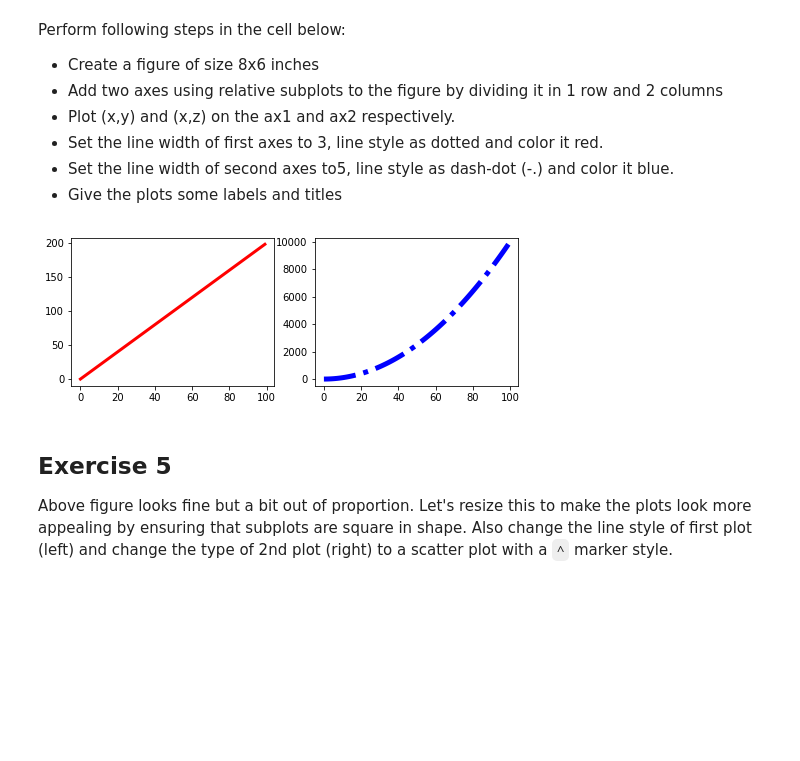
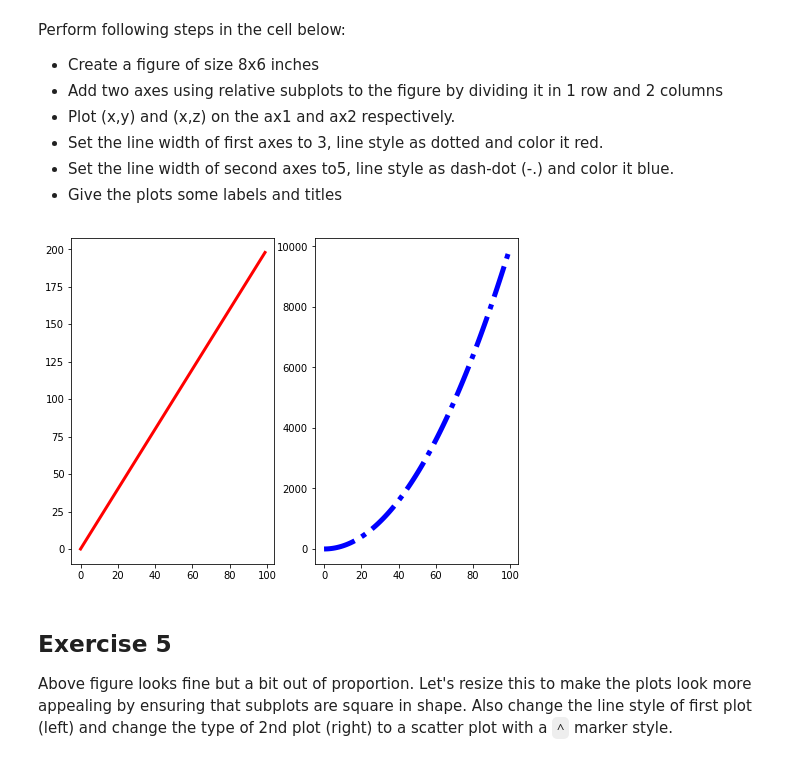
Before and after one commit to jdmitchell0216/ds-matplotlib-intro-lab-nyc-ds-career-012819, a Jupyter notebook: index.ipynb, the cells around one changed output. Saved outputs shown, nothing was run; the diff lists cells and outputs as text; code cells hidden in the pictures; blank space fills up the shorter version.

```diff
--- a/index.ipynb
+++ b/index.ipynb
@@ -143,16 +143,16 @@ Perform following steps in the cell below:
 # %%
 # Define a new figure with matplotlib's .plot() function.
 new_figure = plt.figure(figsize = (8, 6))
 # Add a subplot to the figure - a new axes
-ax1 = new_figure.add_subplot(221)
-ax2 = new_figure.add_subplot(222)
+ax1 = new_figure.add_subplot(121)
+ax2 = new_figure.add_subplot(122)
 # Generate a line plot
 ax1.plot(x, y, color='red', linewidth=3, linestyle = '-')
 ax2.plot(x, z, color='blue', linewidth=5, linestyle = '-.')
 
 plt.show()
 # %% [output]
-[figure, old version]
+[figure, new version]
 # %% [markdown]
 ## Exercise 5
 
```
